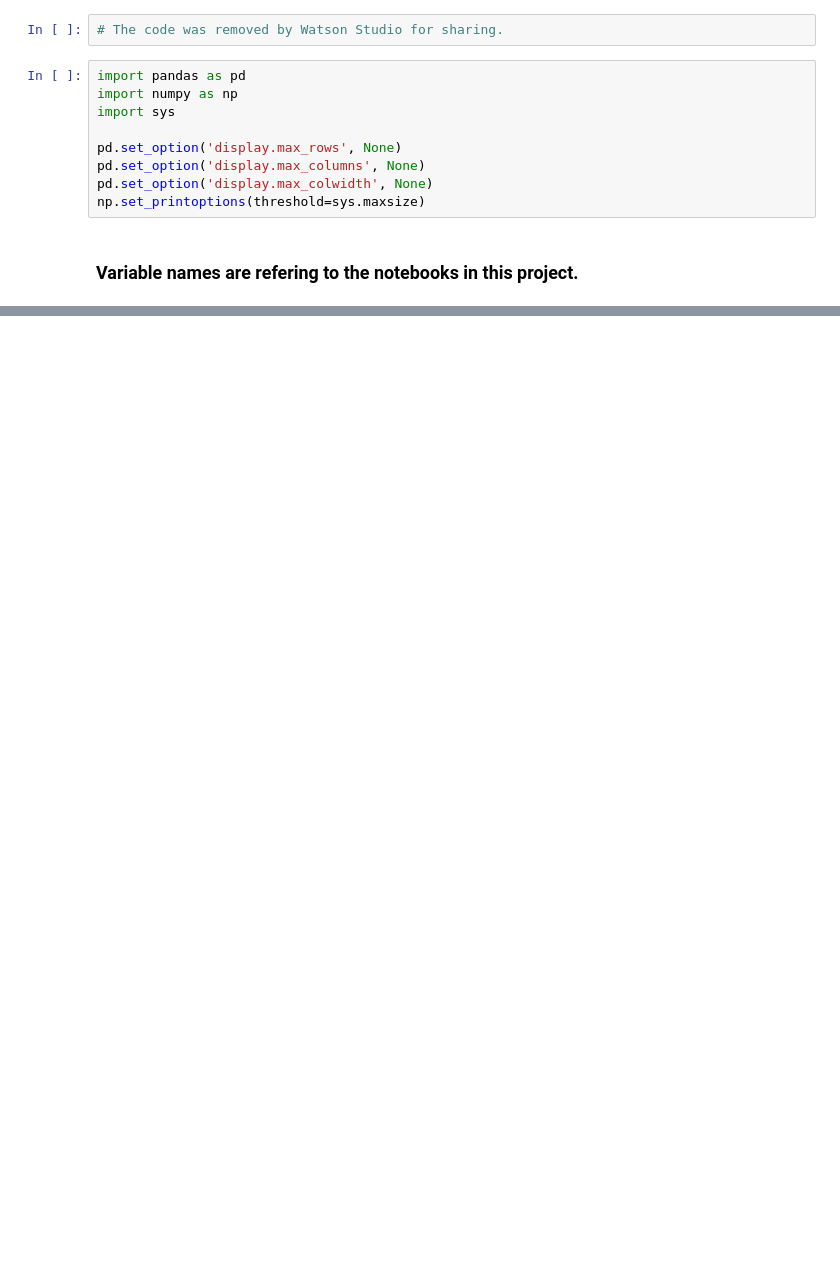
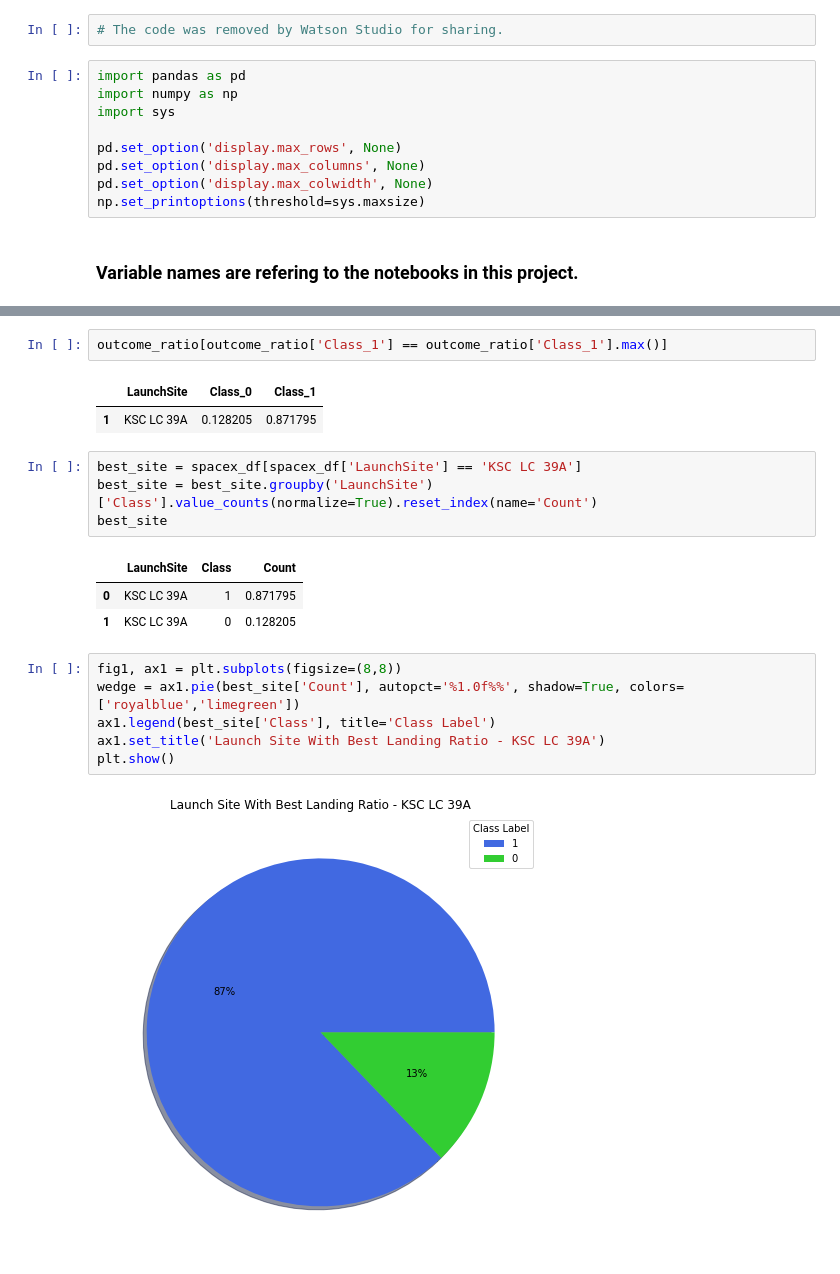
Before and after one commit to amroca79/IBM-Applied-Data-Science-Capstone, a Jupyter notebook: Appendix.ipynb, the cells around one changed output, grey strips where cells are left out. Drawn from its saved outputs; the diff is of its cells as text; blank space fills up the shorter version.

```diff
--- a/Appendix.ipynb
+++ b/Appendix.ipynb
@@ -170,0 +152,21 @@ dash_df.head()
+# %%
+outcome_ratio[outcome_ratio['Class_1'] == outcome_ratio['Class_1'].max()]
+# %% [output]
+|  | LaunchSite | Class_0 | Class_1 |
+| 1 | KSC LC 39A | 0.128205 | 0.871795 |
+# %%
+best_site = spacex_df[spacex_df['LaunchSite'] == 'KSC LC 39A']
+best_site = best_site.groupby('LaunchSite')['Class'].value_counts(normalize=True).reset_index(name='Count')
+best_site
+# %% [output]
+|  | LaunchSite | Class | Count |
+| 0 | KSC LC 39A | 1 | 0.871795 |
+| 1 | KSC LC 39A | 0 | 0.128205 |
+# %%
+fig1, ax1 = plt.subplots(figsize=(8,8))
+wedge = ax1.pie(best_site['Count'], autopct='%1.0f%%', shadow=True, colors=['royalblue','limegreen'])
+ax1.legend(best_site['Class'], title='Class Label')
+ax1.set_title('Launch Site With Best Landing Ratio - KSC LC 39A')
+plt.show()
+# %% [output]
+[figure, added]
```
Also changed, not shown: parts of 28 cells of this notebook.
